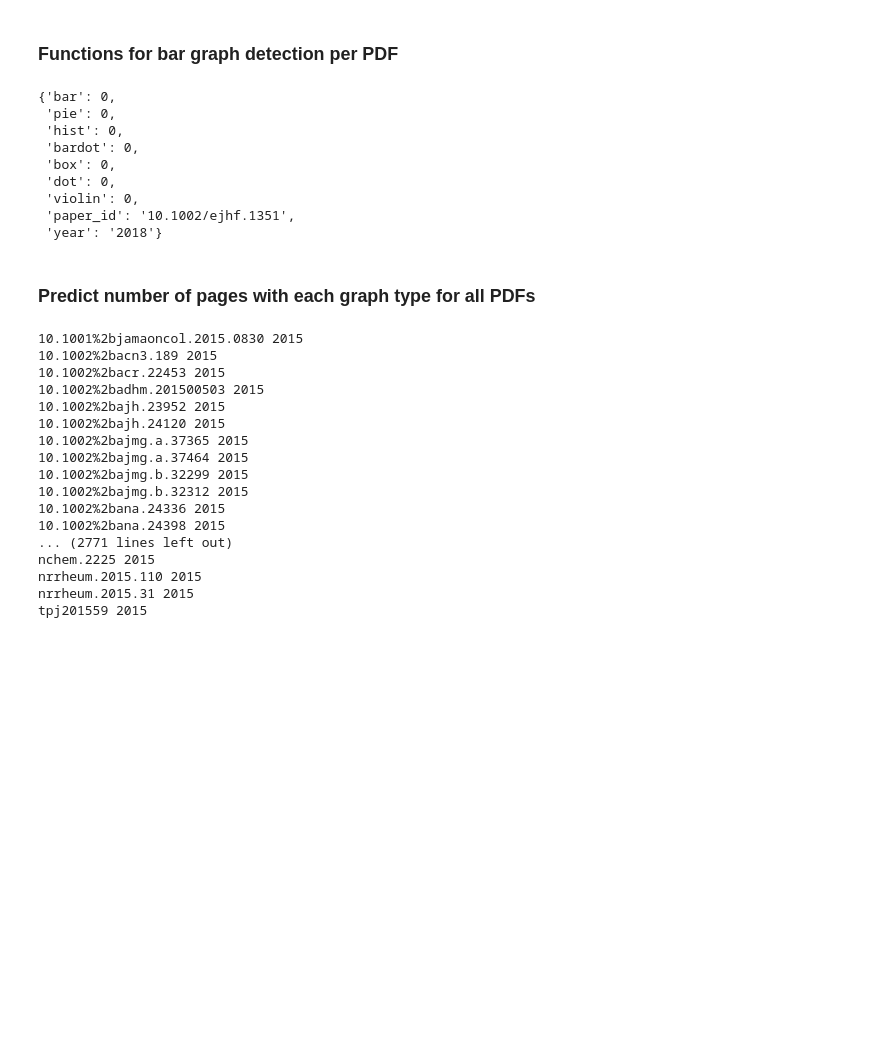
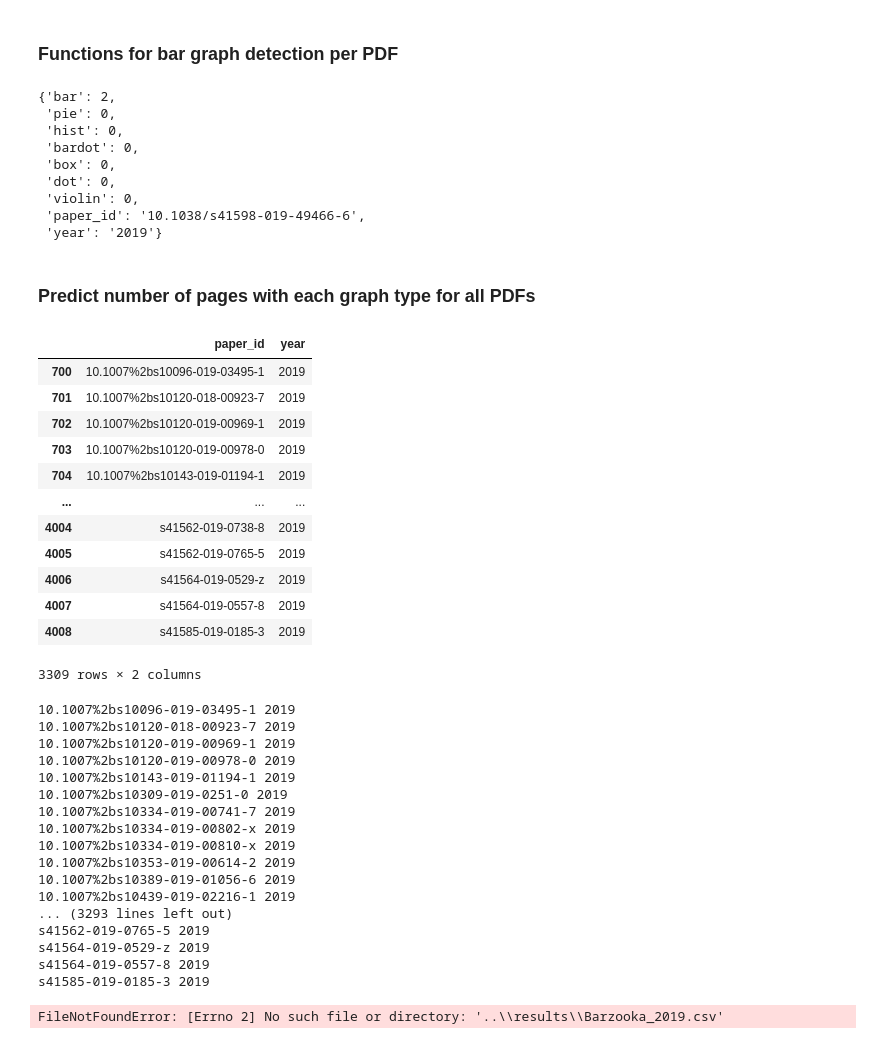
Before and after one commit to quest-bih/dashboard, a Jupyter notebook: metrics/Barzooka/graph_detection.ipynb, the cells around one changed output. Saved outputs shown, nothing was run; the diff lists cells and outputs as text; code cells hidden in the pictures; blank space fills up the shorter version.

```diff
--- a/metrics/Barzooka/graph_detection.ipynb
+++ b/metrics/Barzooka/graph_detection.ipynb
@@ -134,19 +136,19 @@ def predict_graph_type(img, learner):
 
     return(pred_class)
 # %%
-paper_id = "10.1002%2bejhf.1351"
-year = '2018'
+paper_id = "10.1038%2bs41598-019-49466-6"
+year = '2019'
 detect_graph_types_from_iiif(paper_id, year, learn)
 # %% [output]
-{'bar': 0,
+{'bar': 2,
  'pie': 0,
  'hist': 0,
  'bardot': 0,
  'box': 0,
  'dot': 0,
  'violin': 0,
- 'paper_id': '10.1002/ejhf.1351',
- 'year': '2018'}
+ 'paper_id': '10.1038/s41598-019-49466-6',
+ 'year': '2019'}
 # %% [markdown]
 ### Predict number of pages with each graph type for all PDFs
 # %%
@@ -166,7 +168,23 @@ year = "2015"
 paper_table_filtered = paper_table[paper_table.year == year]
+# %%
+paper_table_filtered.iloc[700:]
+# %% [output]
+|  | paper_id | year |
+| 700 | 10.1007%2bs10096-019-03495-1 | 2019 |
+| 701 | 10.1007%2bs10120-018-00923-7 | 2019 |
+| 702 | 10.1007%2bs10120-019-00969-1 | 2019 |
+| 703 | 10.1007%2bs10120-019-00978-0 | 2019 |
+| 704 | 10.1007%2bs10143-019-01194-1 | 2019 |
+| ... | ... | ... |
+| 4004 | s41562-019-0738-8 | 2019 |
+| 4005 | s41562-019-0765-5 | 2019 |
+| 4006 | s41564-019-0529-z | 2019 |
+| 4007 | s41564-019-0557-8 | 2019 |
+| 4008 | s41585-019-0185-3 | 2019 |
+3309 rows × 2 columns
 # %%
 barzooka_results_list = []
-for index, row in paper_table_filtered.iterrows():
+for index, row in paper_table_filtered.iloc[700:].iterrows():
     print(row['paper_id'], row['year'])
     barzooka_result = detect_graph_types_from_iiif(row['paper_id'], row['year'], learn)
     barzooka_results_list.append(barzooka_result)
@@ -174,20 +192,21 @@ for index, row in paper_table_filtered.iterrows():
 barzooka_results = pd.DataFrame(barzooka_results_list)
 barzooka_results.to_csv("..\\results\\Barzooka_" + year + ".csv")
 # %% [output]
-10.1001%2bjamaoncol.2015.0830 2015
-10.1002%2bacn3.189 2015
-10.1002%2bacr.22453 2015
-10.1002%2badhm.201500503 2015
-10.1002%2bajh.23952 2015
-10.1002%2bajh.24120 2015
-10.1002%2bajmg.a.37365 2015
-10.1002%2bajmg.a.37464 2015
-10.1002%2bajmg.b.32299 2015
-10.1002%2bajmg.b.32312 2015
-10.1002%2bana.24336 2015
-10.1002%2bana.24398 2015
-... (2771 lines left out)
-nchem.2225 2015
-nrrheum.2015.110 2015
-nrrheum.2015.31 2015
-tpj201559 2015
+10.1007%2bs10096-019-03495-1 2019
+10.1007%2bs10120-018-00923-7 2019
+10.1007%2bs10120-019-00969-1 2019
+10.1007%2bs10120-019-00978-0 2019
+10.1007%2bs10143-019-01194-1 2019
+10.1007%2bs10309-019-0251-0 2019
+10.1007%2bs10334-019-00741-7 2019
+10.1007%2bs10334-019-00802-x 2019
+10.1007%2bs10334-019-00810-x 2019
+10.1007%2bs10353-019-00614-2 2019
+10.1007%2bs10389-019-01056-6 2019
+10.1007%2bs10439-019-02216-1 2019
+... (3293 lines left out)
+s41562-019-0765-5 2019
+s41564-019-0529-z 2019
+s41564-019-0557-8 2019
+s41585-019-0185-3 2019
+FileNotFoundError: [Errno 2] No such file or directory: '..\\results\\Barzooka_2019.csv'
```
Also changed, not shown: parts of 5 cells of this notebook, 4 other files.
